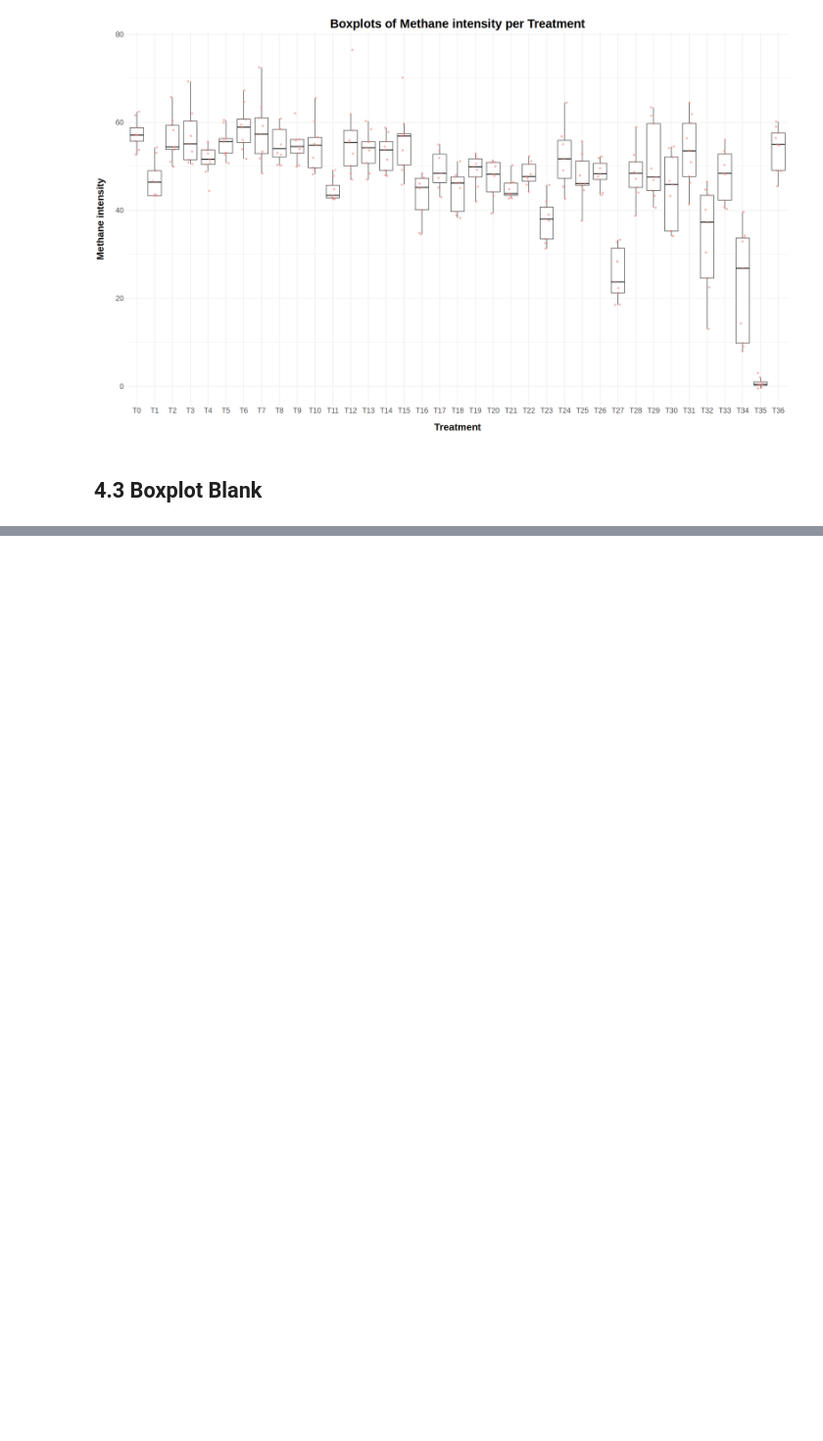
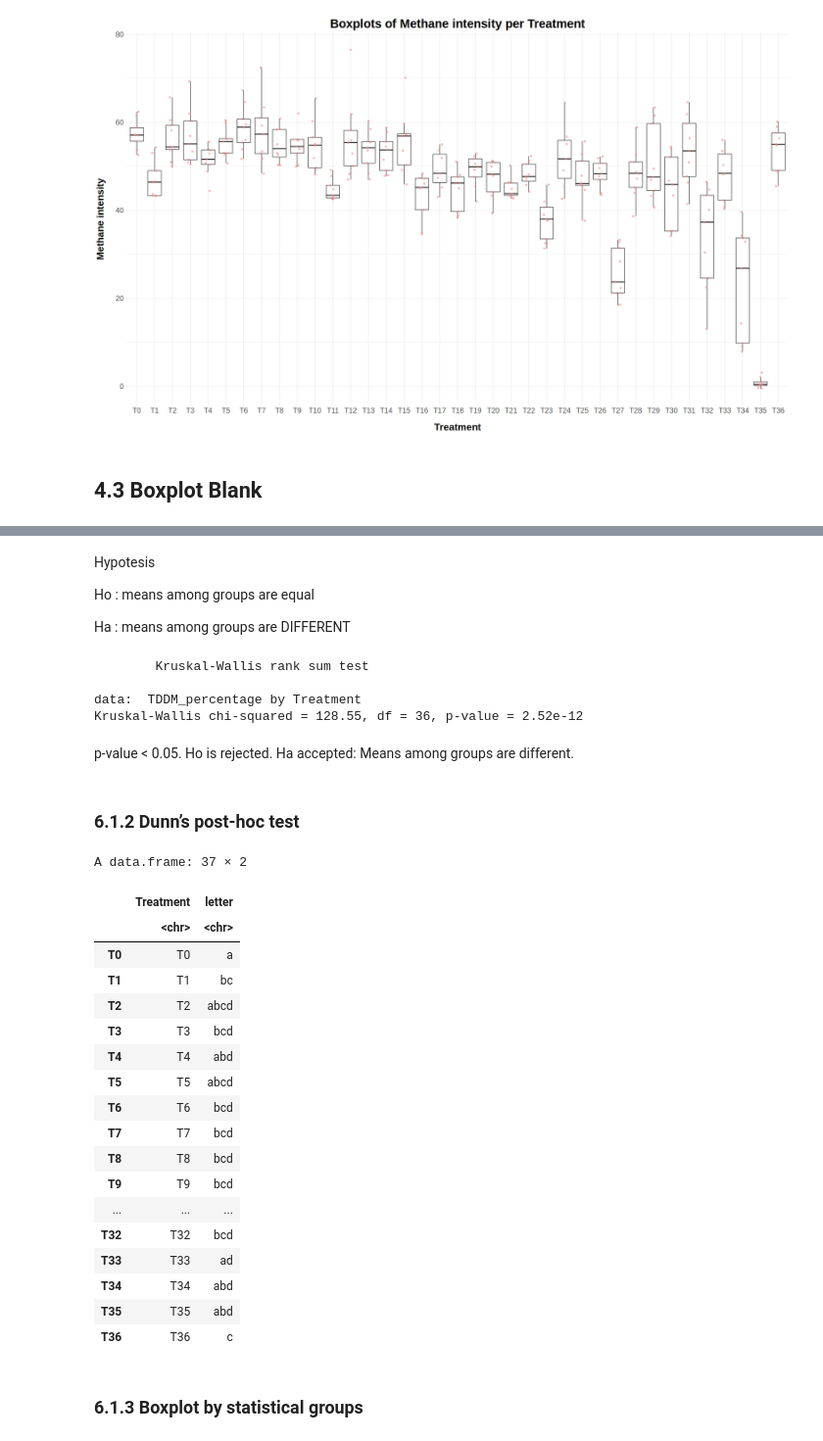
Before and after one commit to maurope/lmf, a Jupyter notebook: notebooks/2026/2026_09_11_R_bios_diets_anaylisis_for_alejandra.ipynb, the cells around one changed output, grey strips where cells are left out. Shown at 98% size. Cells and saved outputs as stored; diff of their text form; code cells hidden in the pictures; blank space fills up the shorter version.

```diff
--- a/notebooks/2026/2026_09_11_R_bios_diets_anaylisis_for_alejandra.ipynb
+++ b/notebooks/2026/2026_09_11_R_bios_diets_anaylisis_for_alejandra.ipynb
@@ -150,0 +231,62 @@ Warning message:
+# %% [markdown]
+Hypotesis
+
+Ho : means among groups are equal
+
+Ha : means among groups are DIFFERENT
+# %%
+kruskal.test(TDDM_percentage ~ Treatment, data = df)
+# %% [output]
+        Kruskal-Wallis rank sum test
+
+data:  TDDM_percentage by Treatment
+Kruskal-Wallis chi-squared = 128.55, df = 36, p-value = 2.52e-12
+# %% [markdown]
+p-value < 0.05. Ho is rejected. Ha accepted: Means among groups are different.
+# %% [markdown]
+### 6.1.2 Dunn’s post-hoc test
+# %%
+dunn_results <- df %>%
+  dunn_test(
+    TDDM_percentage ~ Treatment,
+    p.adjust.method = "holm"
+  )
+# %%
+p_values <- dunn_results$p.adj
+
+names(p_values) <- paste(
+  dunn_results$group1,
+  dunn_results$group2,
+  sep = "-"
+)
+
+letters <- multcompLetters(p_values)
+
+letters_df <- data.frame(
+  Treatment = names(letters$Letters),
+  letter = letters$Letters
+)
+
+letters_df
+# %% [output]
+A data.frame: 37 × 2
+|  | Treatment | letter |
+|  | <chr> | <chr> |
+| T0 | T0 | a |
+| T1 | T1 | bc |
+| T2 | T2 | abcd |
+| T3 | T3 | bcd |
+| T4 | T4 | abd |
+| T5 | T5 | abcd |
+| T6 | T6 | bcd |
+| T7 | T7 | bcd |
+| T8 | T8 | bcd |
+| T9 | T9 | bcd |
+| ... | ... | ... |
+| T32 | T32 | bcd |
+| T33 | T33 | ad |
+| T34 | T34 | abd |
+| T35 | T35 | abd |
+| T36 | T36 | c |
+# %% [markdown]
+### 6.1.3 Boxplot by statistical groups
```
Also changed, not shown: parts of 49 cells of this notebook, 1 other file.
